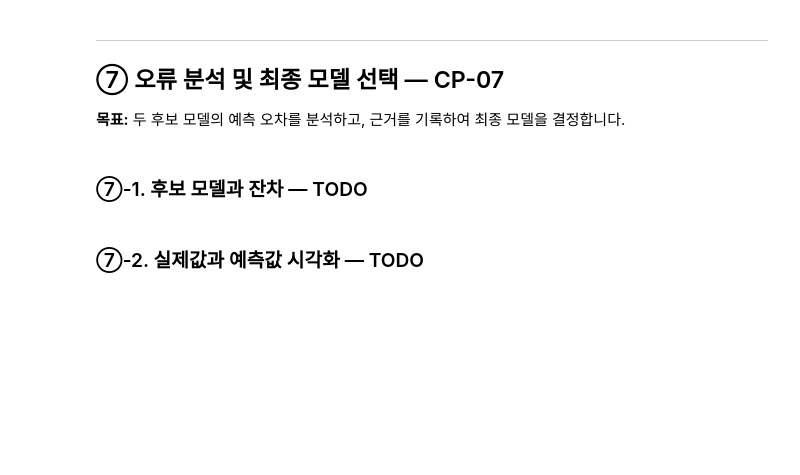
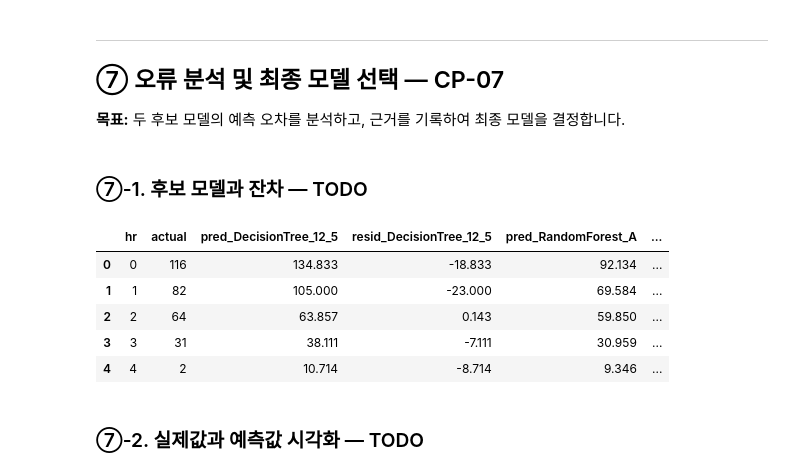
Before and after one commit to Kim-ms/ai-mini-projects, a Jupyter notebook: mini-project-01/code/01_regression_bike_demand.ipynb, the cells around one changed output. Saved outputs shown, nothing was run; the diff lists cells and outputs as text; code cells hidden in the pictures; blank space fills up the shorter version.

```diff
--- a/mini-project-01/code/01_regression_bike_demand.ipynb
+++ b/mini-project-01/code/01_regression_bike_demand.ipynb
@@ -716,22 +742,30 @@ print(f"\n➔ 최종 평균 Valid R2 점수: {np.mean(cv_results['test_r2']):.3f
 # %%
 # TODO 7-1. results_df를 검토하여 오류 분석할 후보 모델 2개를 선택합니다.
 # tree_models, rf_models 또는 앞서 학습한 모델 객체를 활용합니다.
 candidates = {
-    # "후보 이름": 학습된 모델 객체
+    'DecisionTree_12_5': tree_models[12, 5],
+    'RandomForest_A': rf_models["A"]
 }
 
 # [공통] 실제값과 시간대 DataFrame
 pred_df = pd.DataFrame({
     "hr": X_valid["hr"].values,
     "actual": y_valid.values,
 })
 
 # TODO 7-2. 각 모델의 Validation 예측값과 잔차를 계산합니다.
 for name, model in candidates.items():
-    pred_df[f"pred_{name}"] = ...
-    pred_df[f"resid_{name}"] = ...
+    pred_df[f"pred_{name}"] = model.predict(X_valid)
+    pred_df[f"resid_{name}"] = pred_df["actual"] - pred_df[f"pred_{name}"]
 
-display(pred_df.head())
+display(pred_df.head().round(3))
+# %% [output]
+|  | hr | actual | pred_DecisionTree_12_5 | resid_DecisionTree_12_5 | pred_RandomForest_A | ... |
+| 0 | 0 | 116 | 134.833 | -18.833 | 92.134 | ... |
+| 1 | 1 | 82 | 105.000 | -23.000 | 69.584 | ... |
+| 2 | 2 | 64 | 63.857 | 0.143 | 59.850 | ... |
+| 3 | 3 | 31 | 38.111 | -7.111 | 30.959 | ... |
+| 4 | 4 | 2 | 10.714 | -8.714 | 9.346 | ... |
 # %% [markdown]
 ### ⑦-2. 실제값과 예측값 시각화 — TODO
 # %%
```
Also changed, not shown: parts of 9 cells of this notebook.
